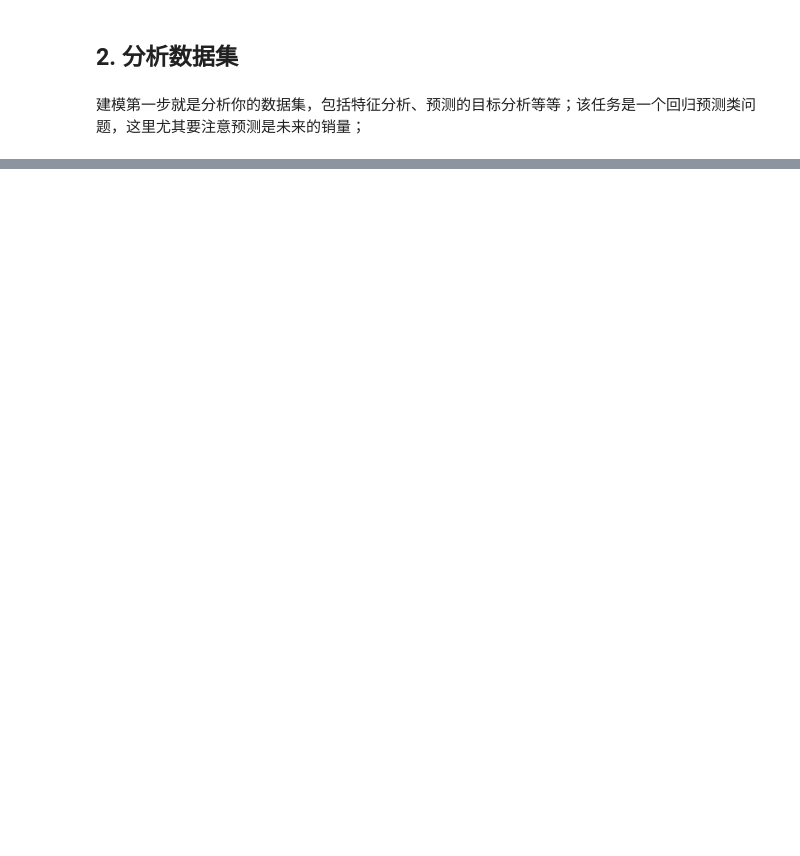
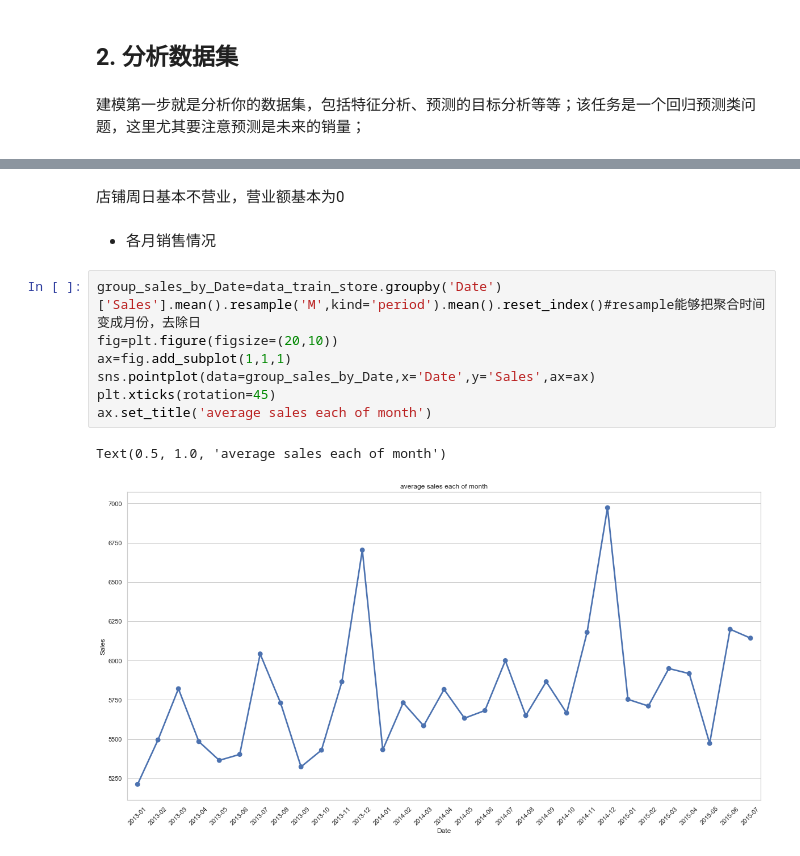
Before and after one commit to duzeng/MLND_CN_Capstone, a Jupyter notebook: Capstone_Project.ipynb, the cells around one changed output, grey strips where cells are left out. Saved outputs shown, nothing was run; the diff lists cells and outputs as text; blank space fills up the shorter version.

```diff
--- a/Capstone_Project.ipynb
+++ b/Capstone_Project.ipynb
@@ -237,0 +339,14 @@ memory usage: 87.2+ KB
+# %% [markdown]
+店铺周日基本不营业，营业额基本为0
+# %% [markdown]
++ 各月销售情况
+# %%
+group_sales_by_Date=data_train_store.groupby('Date')['Sales'].mean().resample('M',kind='period').mean().reset_index()#resample能够把聚合时间变成月份，去除日
+fig=plt.figure(figsize=(20,10))
+ax=fig.add_subplot(1,1,1)
+sns.pointplot(data=group_sales_by_Date,x='Date',y='Sales',ax=ax)
+plt.xticks(rotation=45)
+ax.set_title('average sales each of month')
+# %% [output]
+Text(0.5, 1.0, 'average sales each of month')
+[figure, added]
```
Also changed, not shown: parts of 21 cells of this notebook.
